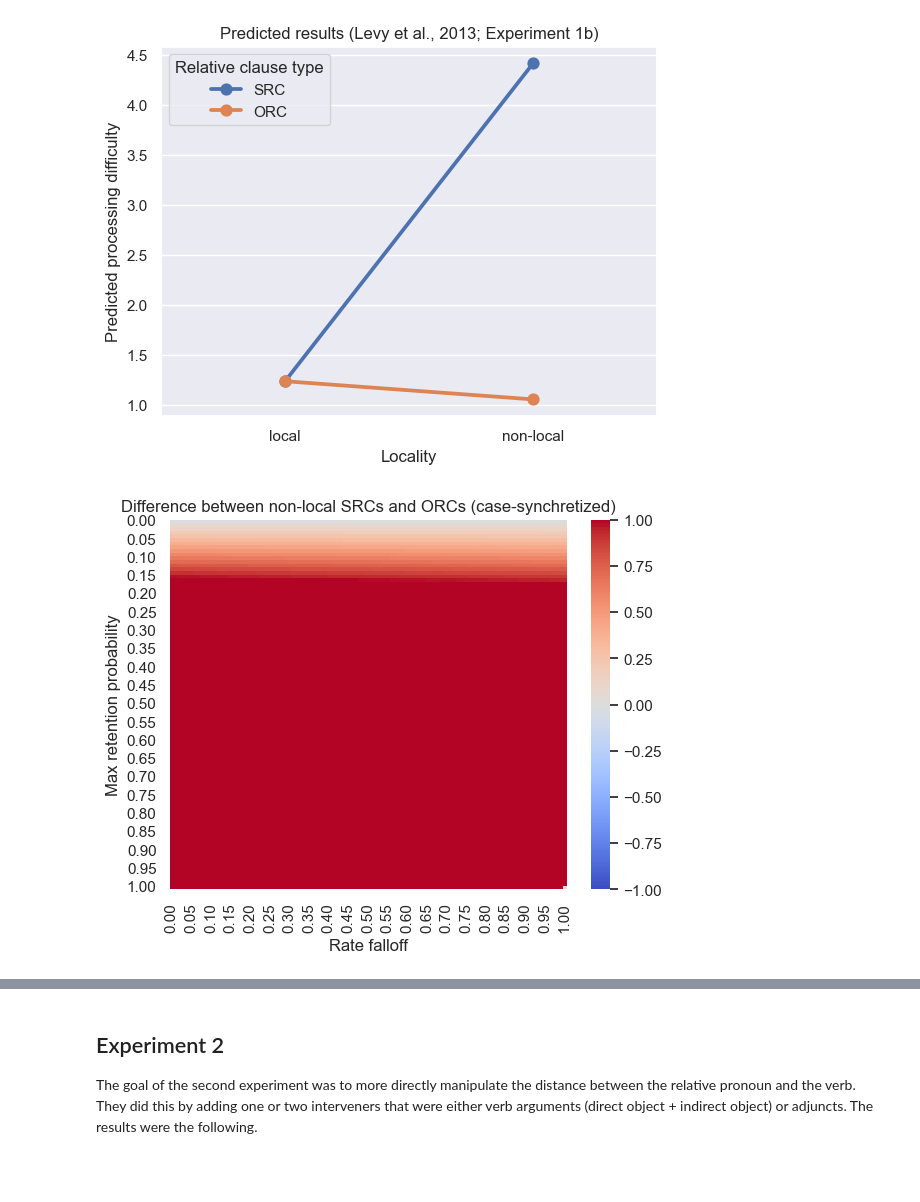
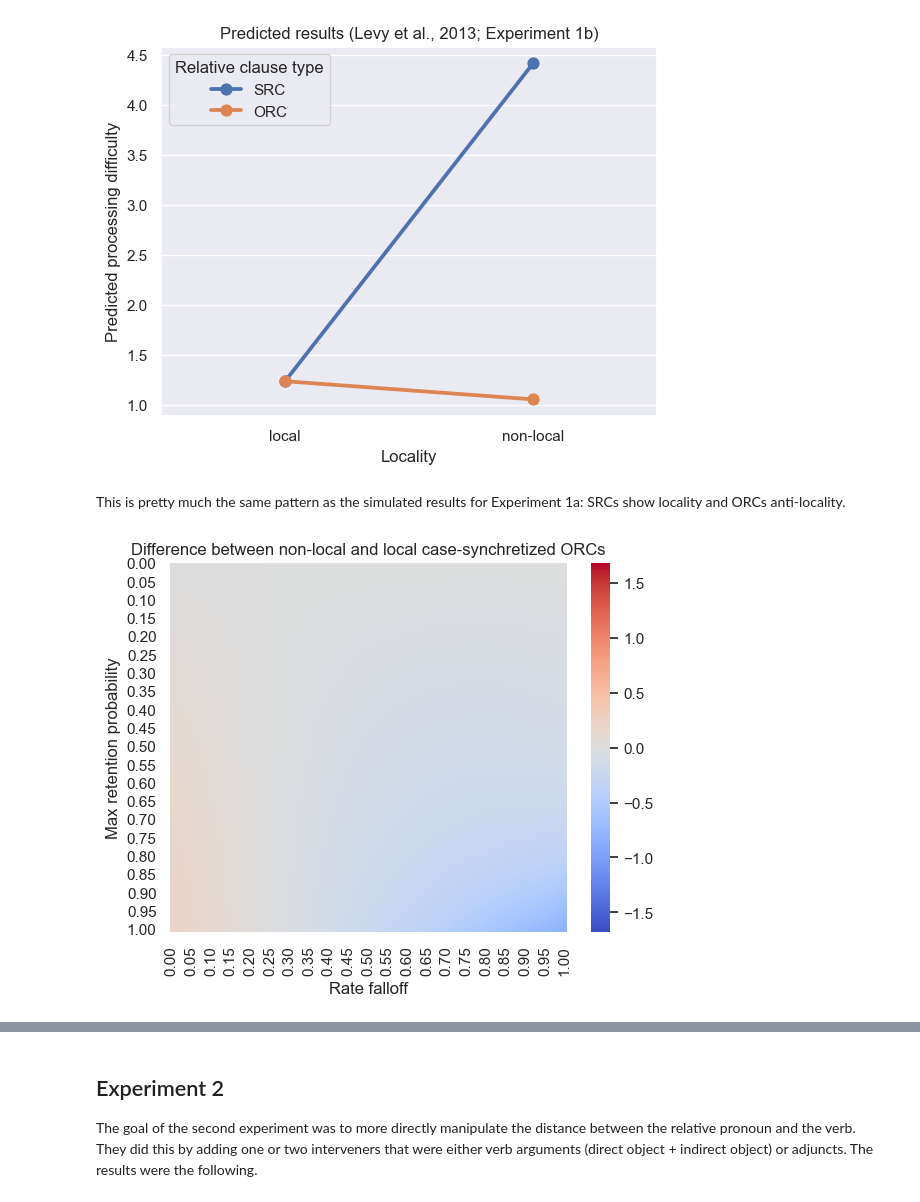
Before and after one commit to johen12/lossy, a Jupyter notebook: toylossy_demo.ipynb, the cells around one changed output, grey strips where cells are left out. Saved outputs shown, nothing was run; the diff lists cells and outputs as text; code cells hidden in the pictures; blank space fills up the shorter version.

Commit message:
Added some more interpretation, heatmaps for Experiment 1b.

```diff
--- a/toylossy_demo.ipynb
+++ b/toylossy_demo.ipynb
@@ -206,20 +215,22 @@ sns.pointplot(sim_data_exp1b,
 ).set_title("Predicted results (Levy et al., 2013; Experiment 1b)");
 # %% [output]
 [figure]
+# %% [markdown]
+This is pretty much the same pattern as the simulated results for Experiment 1a: SRCs show locality and ORCs anti-locality.
 # %%
-diffs_src_orc_cs = gen_diffs("chto DO V".split(), "chto Subj V".split(), pcfg_russian, max_retention_probabilities, rate_falloffs)
+diffs_orcs_cs_russian = gen_diffs("chto Subj V".split(), "chto V".split(), pcfg_russian, max_retention_probabilities, rate_falloffs)
+diffs_srcs_cs_russian = gen_diffs("chto DO V".split(), "chto V".split(), pcfg_russian, max_retention_probabilities, rate_falloffs)
 # %%
 sns.heatmap(
-    diffs_src_orc_cs,
+    diffs_orcs_cs_russian,
     xticklabels = xticklabels,
     yticklabels = yticklabels,
     cmap = "coolwarm",
-    vmin = -1,
-    vmax = 1.0
+    norm = norm
 ).set(
-    title = "Difference between non-local SRCs and ORCs (case-synchretized)",
-    xlabel = "Rate falloff",
-    ylabel = "Max retention probability"
+    title = "Difference between non-local and local case-synchretized ORCs",
+    xlabel = "Rate falloff ($\\nu$)",
+    ylabel = "Max retention probability ($\\delta$)"
 );
 # %% [output]
-[figure, old version]
+[figure, new version]
```
Also changed, not shown: parts of 43 cells of this notebook, 1 other file.
